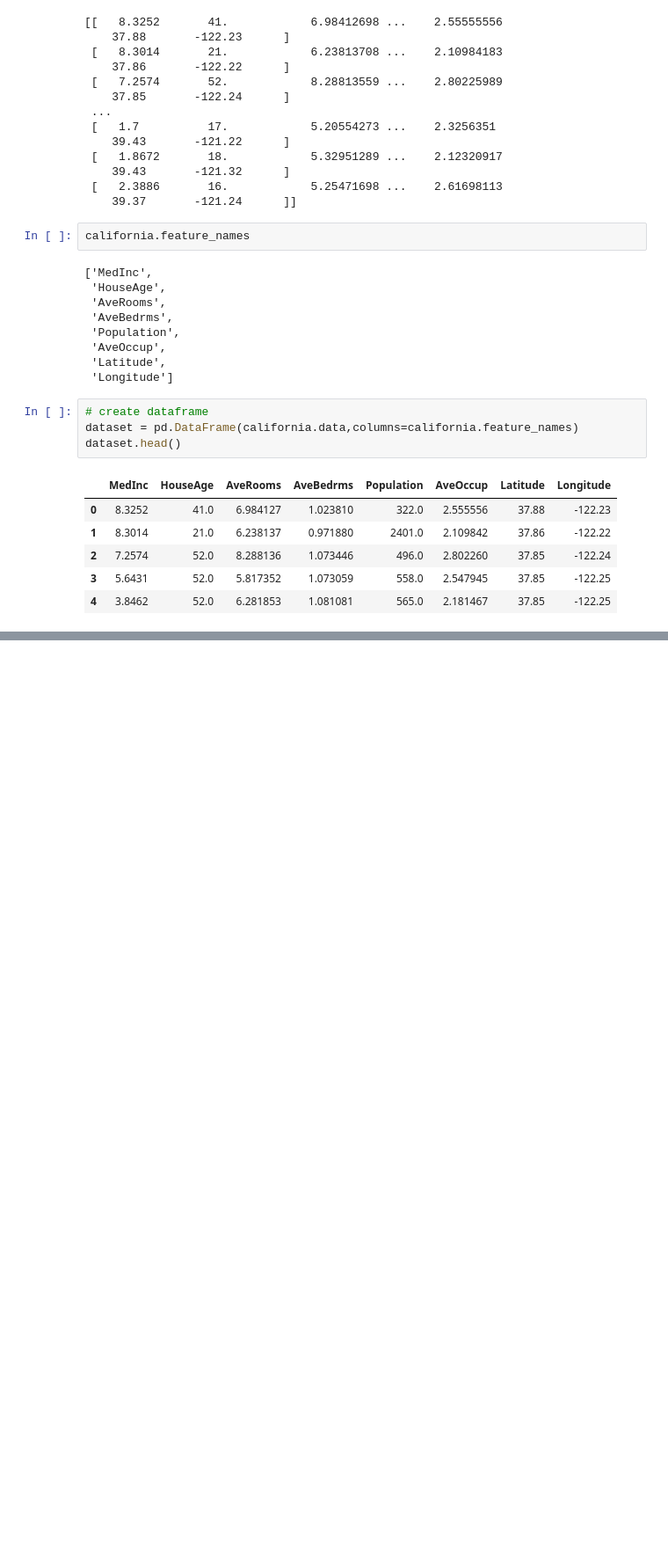
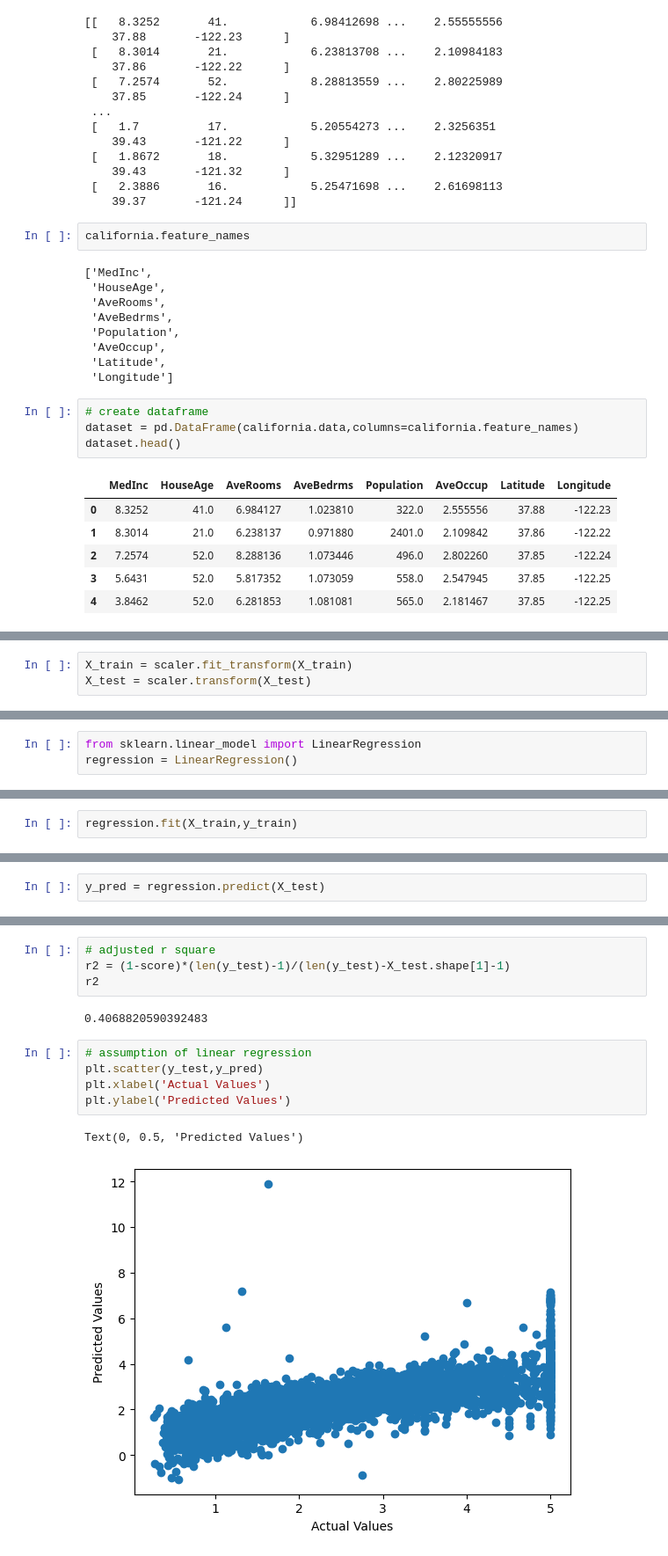
Before and after one commit to 2022BCD0052/Machine-Learning, a Jupyter notebook: Linear Regression Practical/basic project/multiplelinearlegression.ipynb, the cells around one changed output, grey strips where cells are left out. Shown: that part at 88% size. Cells and saved outputs as stored; diff of their text form; blank space fills up the shorter version.

Commit message:
Add trained Linear Regression model to the project

```diff
--- a/Linear Regression Practical/basic project/multiplelinearlegression.ipynb
+++ b/Linear Regression Practical/basic project/multiplelinearlegression.ipynb
@@ -95,0 +172,3 @@ dataset.head()
+# %%
+X_train = scaler.fit_transform(X_train)
+X_test = scaler.transform(X_test)
@@ -95,0 +197,3 @@ dataset.head()
+# %%
+from sklearn.linear_model import LinearRegression
+regression = LinearRegression()
@@ -95,0 +204,2 @@ dataset.head()
+# %%
+regression.fit(X_train,y_train)
@@ -95,0 +217,2 @@ dataset.head()
+# %%
+y_pred = regression.predict(X_test)
@@ -95,0 +242,14 @@ dataset.head()
+# %%
+# adjusted r square
+r2 = (1-score)*(len(y_test)-1)/(len(y_test)-X_test.shape[1]-1)
+r2
+# %% [output]
+0.4068820590392483
+# %%
+# assumption of linear regression
+plt.scatter(y_test,y_pred)
+plt.xlabel('Actual Values')
+plt.ylabel('Predicted Values')
+# %% [output]
+Text(0, 0.5, 'Predicted Values')
+[figure, added]
```
Also changed, not shown: parts of 26 cells of this notebook, 1 other file.
